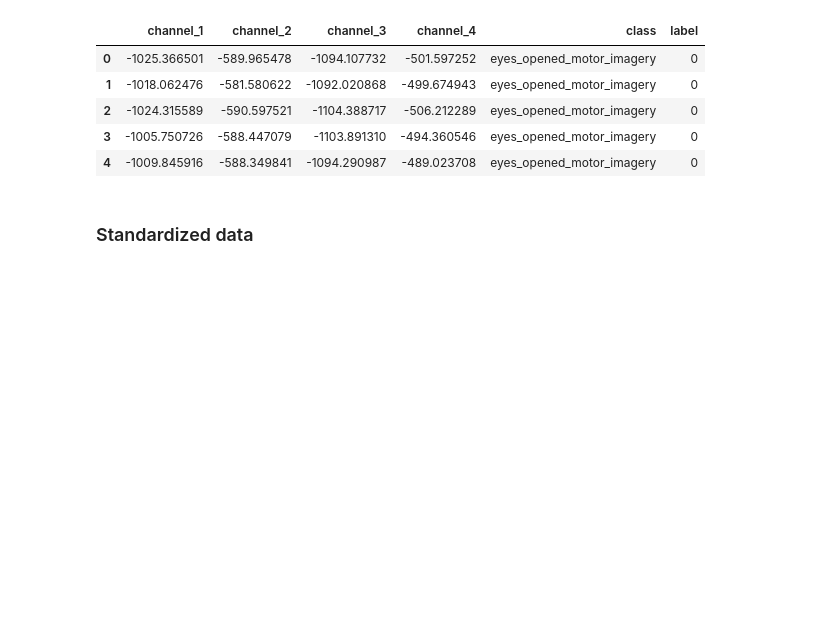
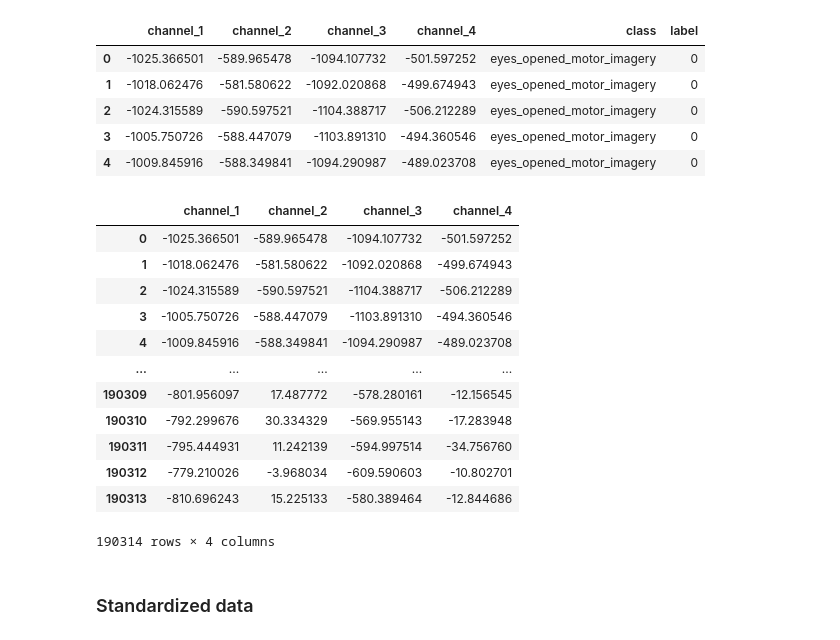
Before and after one commit to akash-siv/bci_nn_model, a Jupyter notebook: Copy_of_timeseries_classification_from_scratch.ipynb, the cells around one changed output. Drawn from its saved outputs; the diff is of its cells as text; code cells hidden in the pictures; blank space fills up the shorter version.

```diff
--- a/Copy_of_timeseries_classification_from_scratch.ipynb
+++ b/Copy_of_timeseries_classification_from_scratch.ipynb
@@ -202,6 +202,22 @@ balanced_data.head()
 # %%
 X = balanced_data[['channel_1', 'channel_2', 'channel_3', 'channel_4']]
 y = balanced_data['label']
+# %%
+X
+# %% [output]
+|  | channel_1 | channel_2 | channel_3 | channel_4 |
+| 0 | -1025.366501 | -589.965478 | -1094.107732 | -501.597252 |
+| 1 | -1018.062476 | -581.580622 | -1092.020868 | -499.674943 |
+| 2 | -1024.315589 | -590.597521 | -1104.388717 | -506.212289 |
+| 3 | -1005.750726 | -588.447079 | -1103.891310 | -494.360546 |
+| 4 | -1009.845916 | -588.349841 | -1094.290987 | -489.023708 |
+| ... | ... | ... | ... | ... |
+| 190309 | -801.956097 | 17.487772 | -578.280161 | -12.156545 |
+| 190310 | -792.299676 | 30.334329 | -569.955143 | -17.283948 |
+| 190311 | -795.444931 | 11.242139 | -594.997514 | -34.756760 |
+| 190312 | -779.210026 | -3.968034 | -609.590603 | -10.802701 |
+| 190313 | -810.696243 | 15.225133 | -580.389464 | -12.844686 |
+190314 rows × 4 columns
 # %% [markdown]
 ### Standardized data
 # %%
```
Also changed, not shown: 10 other files.
